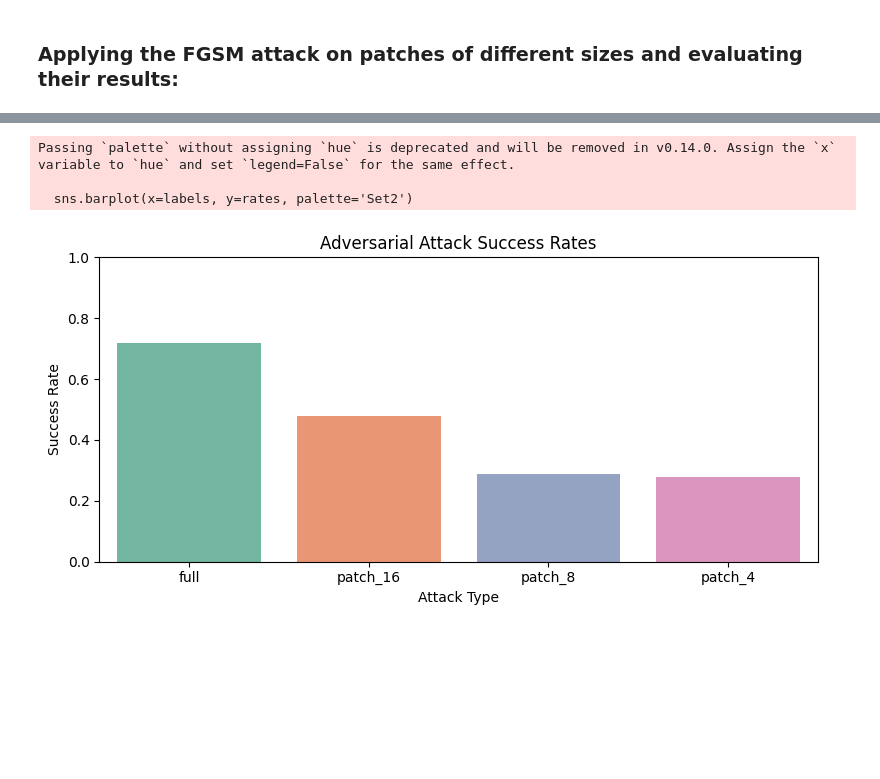
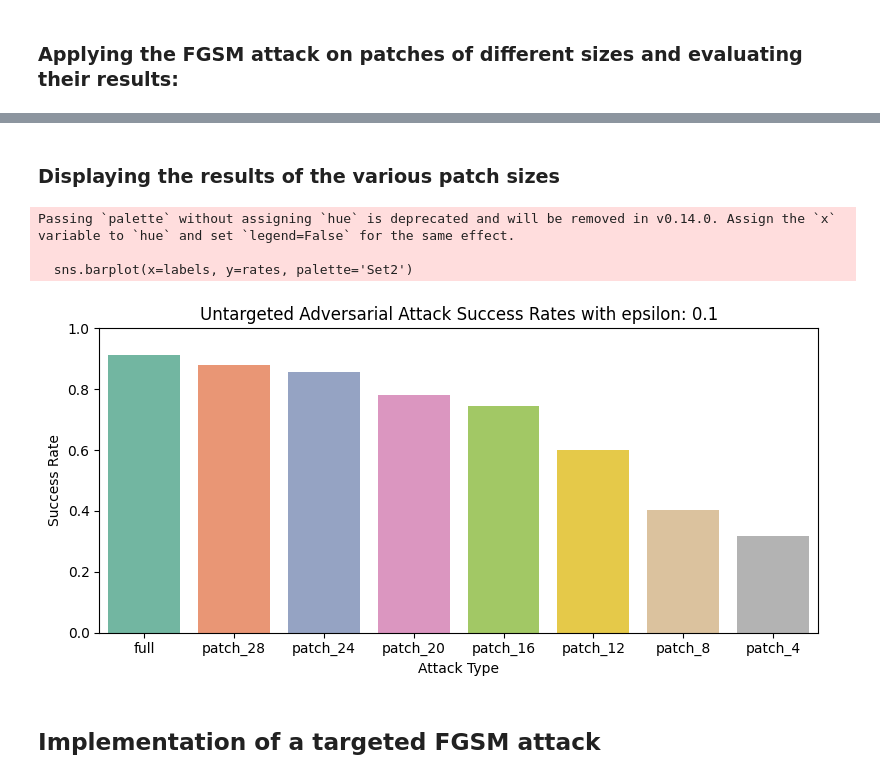
Before and after one commit to puglia-ryan/adversarial_attack, a Jupyter notebook: src/cifar-10-attack.ipynb, the cells around one changed output, grey strips where cells are left out. Cells and saved outputs as stored; diff of their text form; code cells hidden in the pictures; blank space fills up the shorter version.

```diff
--- a/src/cifar-10-attack.ipynb
+++ b/src/cifar-10-attack.ipynb
@@ -222,7 +295,7 @@ def create_patch_mask(image_shape, patch_size, patch_position=None):
 # %% [markdown]
 ### Applying the FGSM attack on patches of different sizes and evaluating their results:
 # %%
-def evaluate_attack(model, x_data, y_data, eps=0.01, patch_size=None, num_samples=1000):
+def evaluate_attack(model, x_data, y_data, eps=0.01, patch_size=None, num_samples=500):
     correct = 0
     total = 0
     for i in random.sample(range(len(x_data)), num_samples):
@@ -242,12 +315,13 @@ def evaluate_attack(model, x_data, y_data, eps=0.01, patch_size=None, num_sample
 
 
 # 7. Run evaluations
-full_attack_rate = evaluate_attack(model, x_test, y_test, eps=0.01, patch_size=None)
-patch_sizes = [16, 8, 4]
-results = {'full': full_attack_rate}
+eps=0.1
+full_attack_rate = evaluate_attack(model, x_test, y_test, eps=eps, patch_size=None)
+patch_sizes = [28, 24, 20, 16, 12, 8, 4]
+results_untargeted = {'full': full_attack_rate}
 for size in patch_sizes:
-    rate = evaluate_attack(model, x_test, y_test, eps=0.01, patch_size=size)
-    results[f'patch_{size}'] = rate
+    rate = evaluate_attack(model, x_test, y_test, eps=eps, patch_size=size)
+    results_untargeted[f'patch_{size}'] = rate
 
-print("Attack success rates:", results)
+print("Attack success rates:", results_untargeted)
 # %% [output]
@@ -271,17 +345,21 @@ Attack success rates: {'full': 0.72, 'patch_16': 0.477, 'patch_8': 0.287, 'patch
+# %% [markdown]
+### Displaying the results of the various patch sizes
 # %%
-labels = list(results.keys())
-rates = list(results.values())
+labels = list(results_untargeted.keys())
+rates = list(results_untargeted.values())
 
 plt.figure(figsize=(8,4))
 sns.barplot(x=labels, y=rates, palette='Set2')
-plt.title('Adversarial Attack Success Rates')
+plt.title(f'Untargeted Adversarial Attack Success Rates with epsilon: {eps}')
 plt.xlabel('Attack Type')
 plt.ylabel('Success Rate')
 plt.ylim(0,1)
 plt.tight_layout()
 plt.show()
 # %% [output]
 Passing `palette` without assigning `hue` is deprecated and will be removed in v0.14.0. Assign the `x` variable to `hue` and set `legend=False` for the same effect.
 
   sns.barplot(x=labels, y=rates, palette='Set2')
-[figure, old version]
+[figure, new version]
+# %% [markdown]
+## Implementation of a targeted FGSM attack
```
Also changed, not shown: parts of 18 cells of this notebook.
